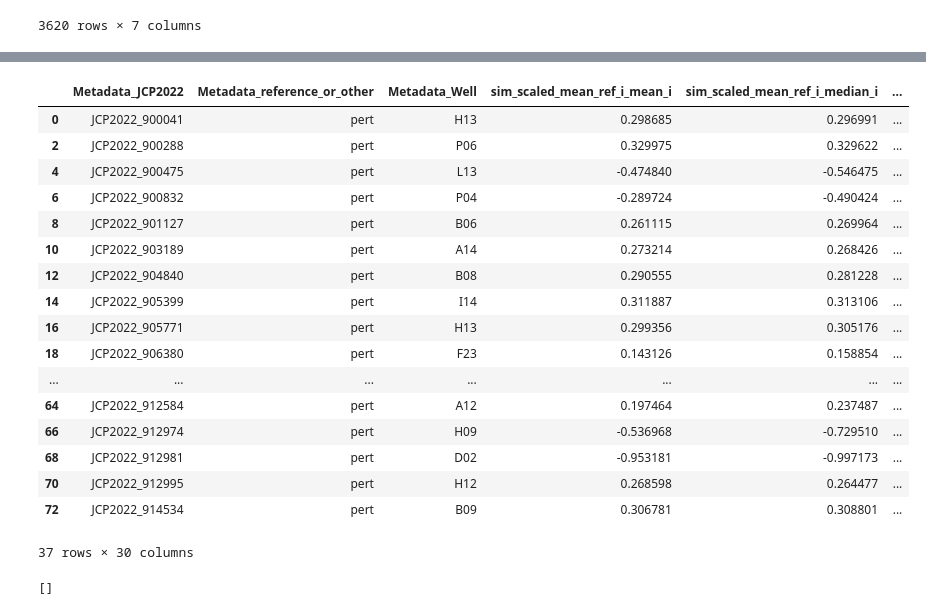
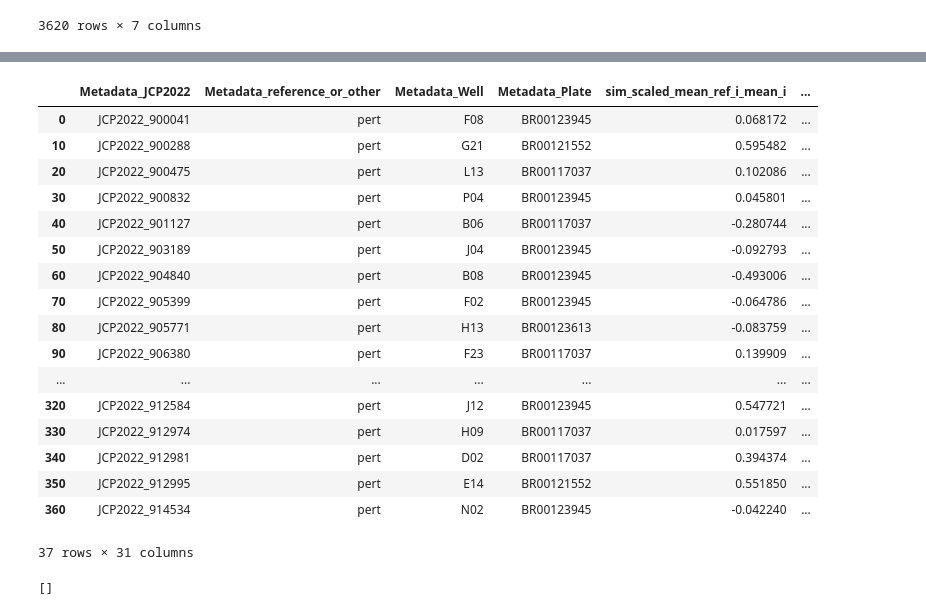
Before and after one commit to broadinstitute/position-effect-correction, a Jupyter notebook: 4.copairs/1_copairs_test.ipynb, the cells around one changed output, grey strips where cells are left out. Cells and saved outputs as stored; diff of their text form; code cells hidden in the pictures.

```diff
--- a/4.copairs/1_copairs_test.ipynb
+++ b/4.copairs/1_copairs_test.ipynb
@@ -409,27 +498,27 @@ sns.scatterplot(data=agg_result_trt, x="average_precision", y="nlog10pvalue", hu
 # %%
 # evalzoo_l1 = pd.read_parquet("../2.evalzoo/results/d2311b58/metrics_level_1_ref.parquet")
-evalzoo_l1 = pd.read_parquet("../2.evalzoo/results/5f53102a/metrics_level_1_ref.parquet")
+evalzoo_l1 = pd.read_parquet("../2.evalzoo/results/df015b9f/metrics_level_1_ref.parquet")
 evalzoo_l1.drop_duplicates(subset="Metadata_JCP2022", inplace=True)
 evalzoo_l1
 # %% [output]
-|  | Metadata_JCP2022 | Metadata_reference_or_other | Metadata_Well | sim_scaled_mean_ref_i_mean_i | sim_scaled_mean_ref_i_median_i | ... |
-| 0 | JCP2022_900041 | pert | H13 | 0.298685 | 0.296991 | ... |
-| 2 | JCP2022_900288 | pert | P06 | 0.329975 | 0.329622 | ... |
-| 4 | JCP2022_900475 | pert | L13 | -0.474840 | -0.546475 | ... |
-| 6 | JCP2022_900832 | pert | P04 | -0.289724 | -0.490424 | ... |
-| 8 | JCP2022_901127 | pert | B06 | 0.261115 | 0.269964 | ... |
-| 10 | JCP2022_903189 | pert | A14 | 0.273214 | 0.268426 | ... |
-| 12 | JCP2022_904840 | pert | B08 | 0.290555 | 0.281228 | ... |
-| 14 | JCP2022_905399 | pert | I14 | 0.311887 | 0.313106 | ... |
-| 16 | JCP2022_905771 | pert | H13 | 0.299356 | 0.305176 | ... |
-| 18 | JCP2022_906380 | pert | F23 | 0.143126 | 0.158854 | ... |
+|  | Metadata_JCP2022 | Metadata_reference_or_other | Metadata_Well | Metadata_Plate | sim_scaled_mean_ref_i_mean_i | ... |
+| 0 | JCP2022_900041 | pert | F08 | BR00123945 | 0.068172 | ... |
+| 10 | JCP2022_900288 | pert | G21 | BR00121552 | 0.595482 | ... |
+| 20 | JCP2022_900475 | pert | L13 | BR00117037 | 0.102086 | ... |
+| 30 | JCP2022_900832 | pert | P04 | BR00123945 | 0.045801 | ... |
+| 40 | JCP2022_901127 | pert | B06 | BR00117037 | -0.280744 | ... |
+| 50 | JCP2022_903189 | pert | J04 | BR00123945 | -0.092793 | ... |
+| 60 | JCP2022_904840 | pert | B08 | BR00123945 | -0.493006 | ... |
+| 70 | JCP2022_905399 | pert | F02 | BR00123945 | -0.064786 | ... |
+| 80 | JCP2022_905771 | pert | H13 | BR00123613 | -0.083759 | ... |
+| 90 | JCP2022_906380 | pert | F23 | BR00117037 | 0.139909 | ... |
 | ... | ... | ... | ... | ... | ... | ... |
-| 64 | JCP2022_912584 | pert | A12 | 0.197464 | 0.237487 | ... |
-| 66 | JCP2022_912974 | pert | H09 | -0.536968 | -0.729510 | ... |
-| 68 | JCP2022_912981 | pert | D02 | -0.953181 | -0.997173 | ... |
-| 70 | JCP2022_912995 | pert | H12 | 0.268598 | 0.264477 | ... |
-| 72 | JCP2022_914534 | pert | B09 | 0.306781 | 0.308801 | ... |
+| 320 | JCP2022_912584 | pert | J12 | BR00123945 | 0.547721 | ... |
+| 330 | JCP2022_912974 | pert | H09 | BR00117037 | 0.017597 | ... |
+| 340 | JCP2022_912981 | pert | D02 | BR00117037 | 0.394374 | ... |
+| 350 | JCP2022_912995 | pert | E14 | BR00121552 | 0.551850 | ... |
+| 360 | JCP2022_914534 | pert | N02 | BR00123945 | -0.042240 | ... |
-37 rows × 30 columns
+37 rows × 31 columns
 # %%
 jcp_diff = list(set(agg_result_trt.Metadata_JCP2022.unique()).symmetric_difference(set(evalzoo_l1.Metadata_JCP2022.unique())))
 jcp_diff
```
Also changed, not shown: parts of 63 cells of this notebook.
